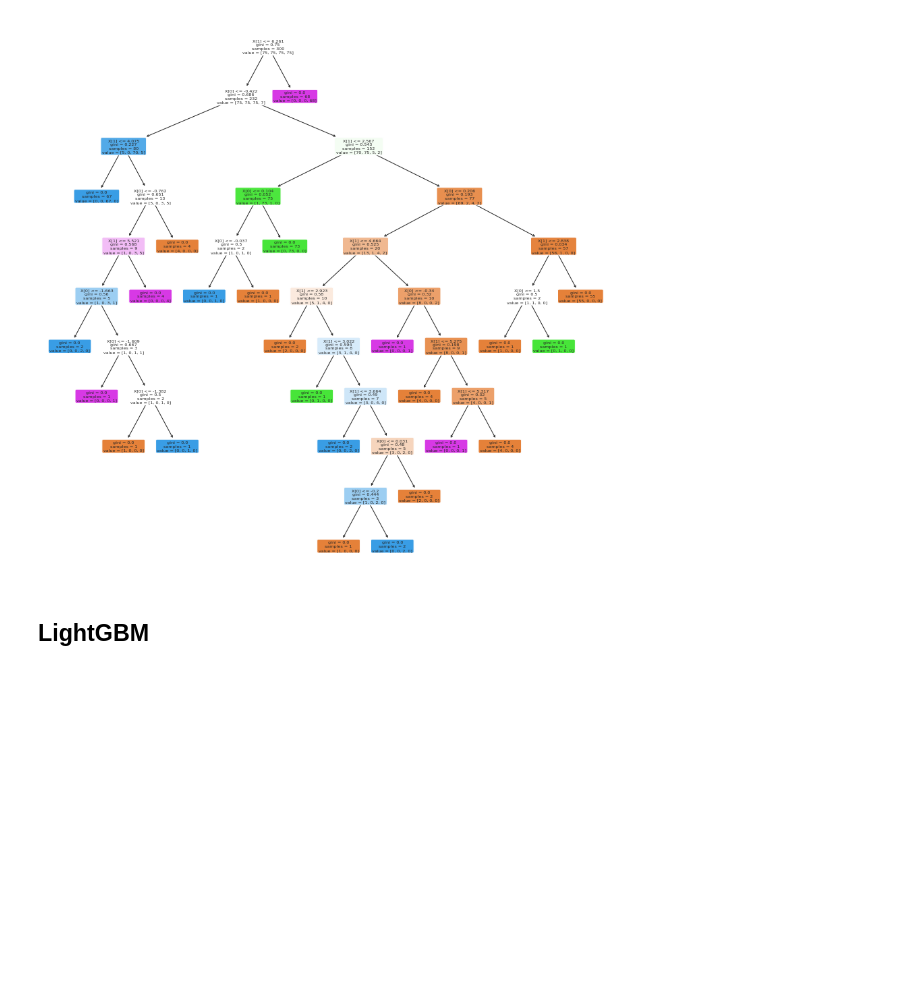
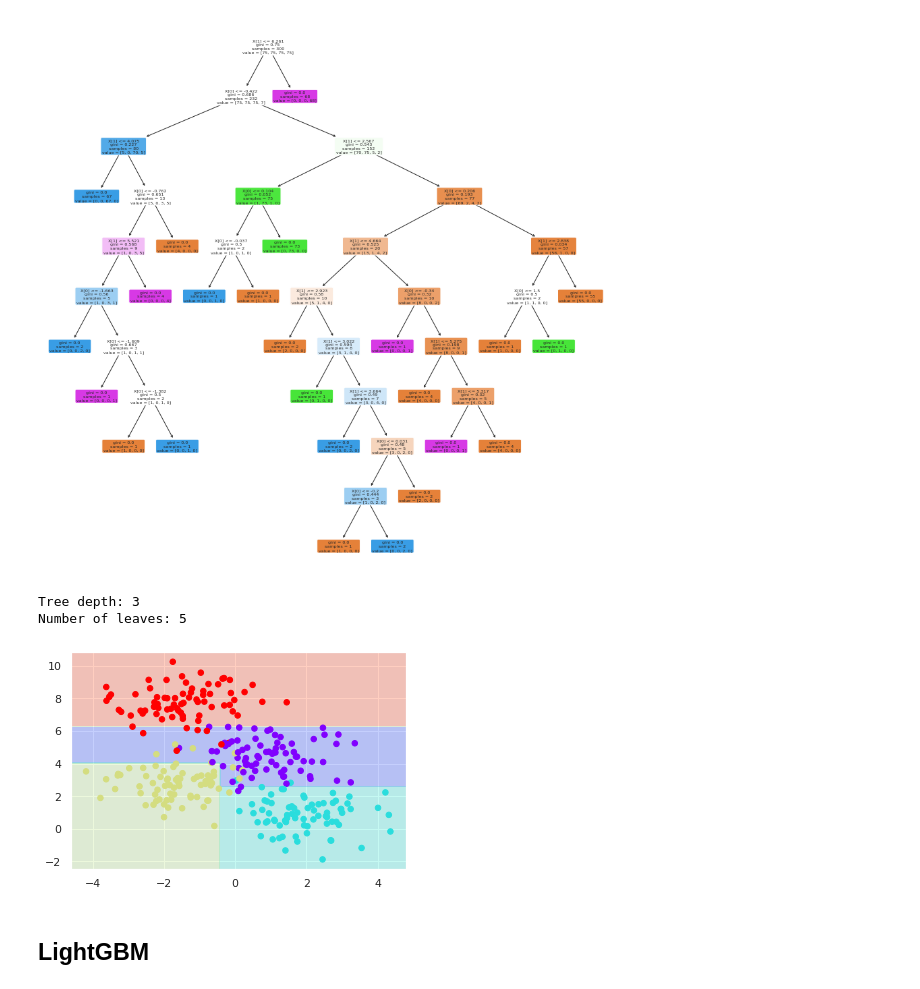
Before and after one commit to miguelgfierro/ai_projects, a Jupyter notebook: Grandient_Boosting_Decision_Trees/GBDT.ipynb, the cells around one changed output. Cells and saved outputs as stored; diff of their text form; code cells hidden in the pictures; blank space fills up the shorter version.

```diff
--- a/Grandient_Boosting_Decision_Trees/GBDT.ipynb
+++ b/Grandient_Boosting_Decision_Trees/GBDT.ipynb
@@ -106,6 +151,16 @@ visualize_classifier(model, X, y)
 visualize_tree_sklearn(model, figsize=(15,15))
 # %% [output]
 [figure]
+# %%
+model = DecisionTreeClassifier(criterion="gini", random_state=42, max_depth=3)
+model = model.fit(X, y)
+print(f"Tree depth: {model.get_depth()}")
+print(f"Number of leaves: {model.get_n_leaves()}")
+visualize_classifier(model, X, y)
+# %% [output]
+Tree depth: 3
+Number of leaves: 5
+[figure, added]
 # %% [markdown]
 ## LightGBM
 # %%
```
Also changed, not shown: parts of 4 cells of this notebook, 2 other files.
